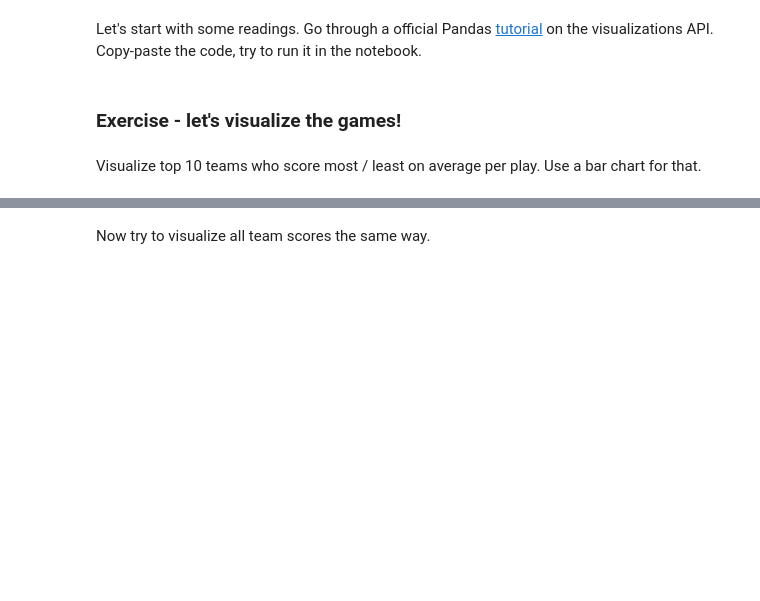
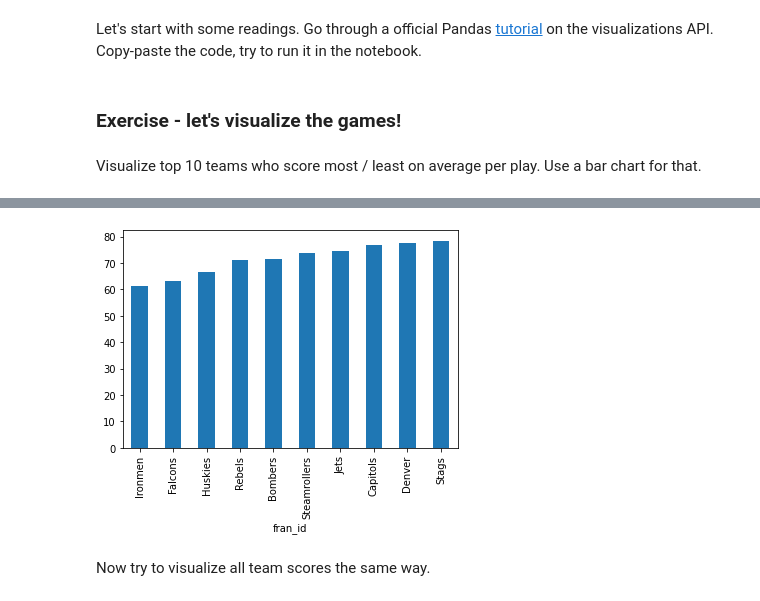
Before and after one commit to MeTomasK/Demo-Subproject, a Jupyter notebook: Demo_subproject.ipynb, the cells around one changed output, grey strips where cells are left out. Saved outputs shown, nothing was run; the diff lists cells and outputs as text; code cells hidden in the pictures; blank space fills up the shorter version.

```diff
--- a/Demo_subproject.ipynb
+++ b/Demo_subproject.ipynb
@@ -195,6 +204,13 @@ You should see a result as follows:
 # %% [markdown]
 You should see a result as follows:
 <div><img src="https://i.imgur.com/6VXMksY.png" /></div>
+# %%
+plt.close("all")
+ts2 = df1.groupby("fran_id")["pts"].mean().nsmallest(10)
+ts2.plot(kind="bar")
+plt.show()
+# %% [output]
+[figure, added]
 # %% [markdown]
 Now try to visualize all team scores the same way.
 # %% [markdown]
```
Also changed, not shown: parts of 4 cells of this notebook.
